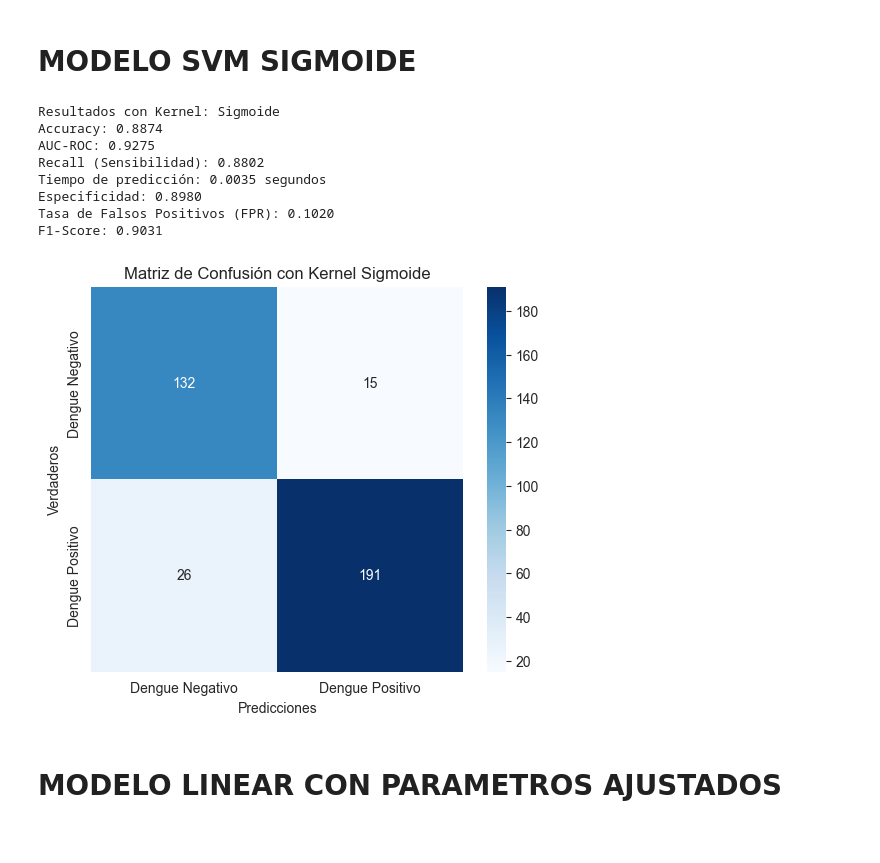
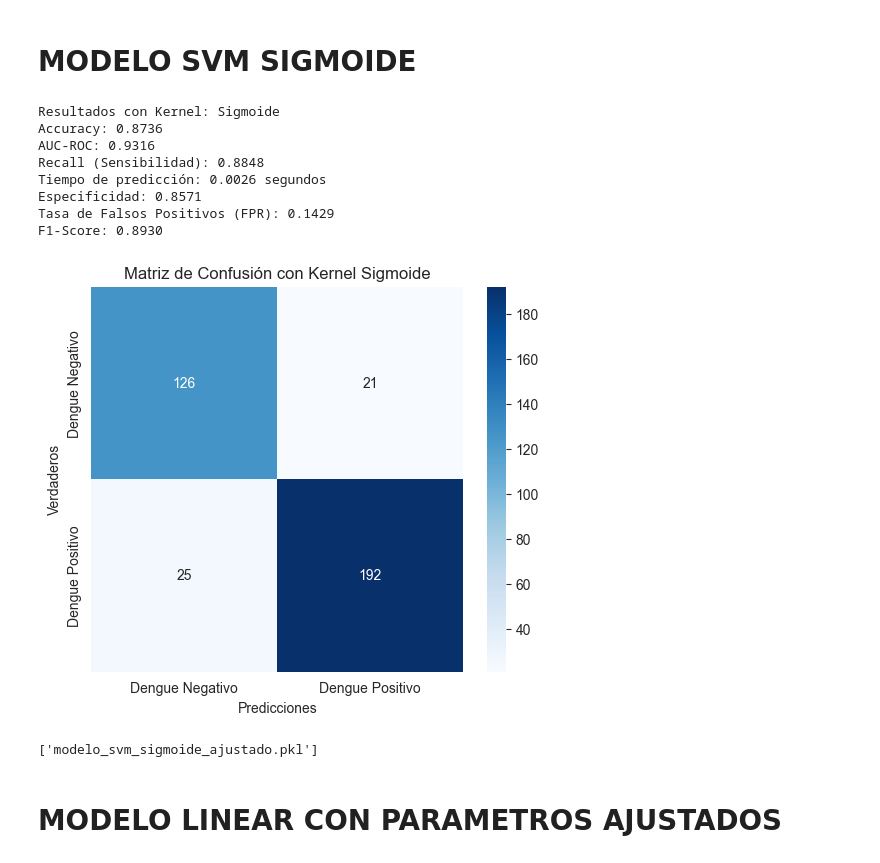
Before and after one commit to Dengue-Proyecto/Dengue_Backend, a Jupyter notebook: modeloML/modeloSVM2.ipynb, the cells around one changed output. Saved outputs shown, nothing was run; the diff lists cells and outputs as text; code cells hidden in the pictures.

```diff
--- a/modeloML/modeloSVM2.ipynb
+++ b/modeloML/modeloSVM2.ipynb
@@ -244,8 +244,7 @@ df.head()
 | 4 | P005 | 1900-10-12 | -0.995006 | -1.054994 | 0.158997 | ... |
 # %%
 # Seleccionar las columnas numéricas y las columnas de síntomas
-columnas_numericas = ['dias_con_fiebre', 'temperatura_actual', 'globulos_blancos',
-                       'hemoglobina', 'hematocrito', 'plaquetas']
+columnas_numericas = ['dias_con_fiebre']
 columnas_completas = columnas_numericas + ['dolor_cabeza_severo', 'dolor_detras_ojos', 'dolor_articular_muscular',
                                             'sabor_metalico_boca', 'perdida_apetito', 'dolor_abdominal',
                                             'nauseas_vomitos', 'diarrea']
@@ -359,8 +358,7 @@ for i in range(componentes_carga.shape[0]):
 # MODELO SVM LINEAR
 # %%
 # Seleccionar las columnas numéricas
-columnas_numericas = ['dias_con_fiebre', 'temperatura_actual', 'globulos_blancos',
-                       'hemoglobina', 'hematocrito', 'plaquetas']
+columnas_numericas = ['dias_con_fiebre']
 
 # Seleccionar las columnas no numéricas
 columnas_no_numericas = ['dolor_cabeza_severo', 'dolor_detras_ojos', 'dolor_articular_muscular',
@@ -373,11 +371,11 @@ df[columnas_numericas] = scaler.fit_transform(df[columnas_numericas])  # Solo es
 
 # Aplicar PCA a todas las características, incluidas las columnas numéricas y no numéricas
 columnas_completas = columnas_numericas + columnas_no_numericas
-pca = PCA(n_components=8)  # Reducir a 8 componentes principales
+pca = PCA(n_components=6)  # Reducir a 8 componentes principales
 componentes_principales = pca.fit_transform(df[columnas_completas])
 
 # Crear un DataFrame con los componentes principales
-df_pca = pd.DataFrame(data=componentes_principales, columns=[f'Componente {i+1}' for i in range(8)])
+df_pca = pd.DataFrame(data=componentes_principales, columns=[f'Componente {i+1}' for i in range(6)])
 
 # X contiene los componentes principales
 X = df_pca
@@ -636,19 +646,25 @@ F1-Score: 0.9716
 # %% [markdown]
 # MODELO SVM SIGMOIDE
 # %%
-# Seleccionar las columnas numéricas y las columnas de síntomas
-columnas_completas = ['dias_con_fiebre', 'temperatura_actual', 'globulos_blancos',
-                       'hemoglobina', 'hematocrito', 'plaquetas',
-                       'dolor_cabeza_severo', 'dolor_detras_ojos', 'dolor_articular_muscular',
-                       'sabor_metalico_boca', 'perdida_apetito', 'dolor_abdominal',
-                       'nauseas_vomitos', 'diarrea']
+# Seleccionar las columnas numéricas
+columnas_numericas = ['dias_con_fiebre']
 
-# Aplicar PCA a todo el conjunto de características (incluyendo síntomas y columnas numéricas)
-pca = PCA(n_components=8)  # Reducir a 8 componentes principales
+# Seleccionar las columnas no numéricas
+columnas_no_numericas = ['dolor_cabeza_severo', 'dolor_detras_ojos', 'dolor_articular_muscular',
+                          'sabor_metalico_boca', 'perdida_apetito', 'dolor_abdominal',
+                          'nauseas_vomitos', 'diarrea']
+
+# Estandarización de las columnas numéricas
+scaler = StandardScaler()
+df[columnas_numericas] = scaler.fit_transform(df[columnas_numericas])  # Solo estandariza las columnas numéricas
+
+# Aplicar PCA a todas las características, incluidas las columnas numéricas y no numéricas
+columnas_completas = columnas_numericas + columnas_no_numericas
+pca = PCA(n_components=6)  # Reducir a 8 componentes principales
 componentes_principales = pca.fit_transform(df[columnas_completas])
 
 # Crear un DataFrame con los componentes principales
-df_pca = pd.DataFrame(data=componentes_principales, columns=[f'Componente {i+1}' for i in range(8)])
+df_pca = pd.DataFrame(data=componentes_principales, columns=[f'Componente {i+1}' for i in range(6)])
 
 # X contiene los componentes principales
 X = df_pca
@@ -689,38 +705,52 @@ y_pred_sigmoid = svm_sigmoid.predict(X_test)
 end_time = time.time()
 prediction_time_sigmoid = end_time - start_time
 print(f"Tiempo de predicción: {prediction_time_sigmoid:.4f} segundos")
 
 # 5. Especificidad (Specificity)
 cm_sigmoid = confusion_matrix(y_test, y_pred_sigmoid)
 tn, fp, fn, tp = cm_sigmoid.ravel()
 specificity_sigmoid = tn / (tn + fp)
 print(f"Especificidad: {specificity_sigmoid:.4f}")
 
 # 6. Tasa de Falsos Positivos (FPR)
 fpr_sigmoid = fp / (tn + fp)
 print(f"Tasa de Falsos Positivos (FPR): {fpr_sigmoid:.4f}")
 
 # 7. F1-Score
 f1_sigmoid = f1_score(y_test, y_pred_sigmoid)
 print(f"F1-Score: {f1_sigmoid:.4f}")
 
 # Crear la matriz de confusión
 cm_sigmoid = confusion_matrix(y_test, y_pred_sigmoid)
 
 # Graficar la matriz de confusión
 plt.figure(figsize=(6, 5))
 sns.heatmap(cm_sigmoid, annot=True, fmt='d', cmap='Blues', xticklabels=['Dengue Negativo', 'Dengue Positivo'], yticklabels=['Dengue Negativo', 'Dengue Positivo'])
 plt.xlabel('Predicciones')
 plt.ylabel('Verdaderos')
 plt.title('Matriz de Confusión con Kernel Sigmoide')
 plt.show()
 # %% [output]
 Resultados con Kernel: Sigmoide
-Accuracy: 0.8874
-AUC-ROC: 0.9275
-Recall (Sensibilidad): 0.8802
-Tiempo de predicción: 0.0035 segundos
-Especificidad: 0.8980
-Tasa de Falsos Positivos (FPR): 0.1020
-F1-Score: 0.9031
+Accuracy: 0.8736
+AUC-ROC: 0.9316
+Recall (Sensibilidad): 0.8848
+Tiempo de predicción: 0.0026 segundos
+Especificidad: 0.8571
+Tasa de Falsos Positivos (FPR): 0.1429
+F1-Score: 0.8930
-[figure, old version]
+[figure, new version]
+# %%
+import joblib
+joblib.dump(scaler, 'scaler.pkl')
+joblib.dump(pca, 'pca.pkl')
+# Guardar el modelo con kernel lineal
+joblib.dump(svm_linear, 'modelo_svm_lineal_ajustado.pkl')
+# Guardar el modelo con kernel polinómico
+joblib.dump(svm_poly, 'modelo_svm_poli_ajustado.pkl')
+# Guardar el modelo con kernel RBF
+joblib.dump(svm_rbf, 'modelo_svm_rbf_ajustado.pkl')
+# Guardar el modelo con kernel sigmoide
+joblib.dump(svm_sigmoid, 'modelo_svm_sigmoide_ajustado.pkl')
+# %% [output]
+['modelo_svm_sigmoide_ajustado.pkl']
```
Also changed, not shown: parts of 18 cells of this notebook, 15 other files.
